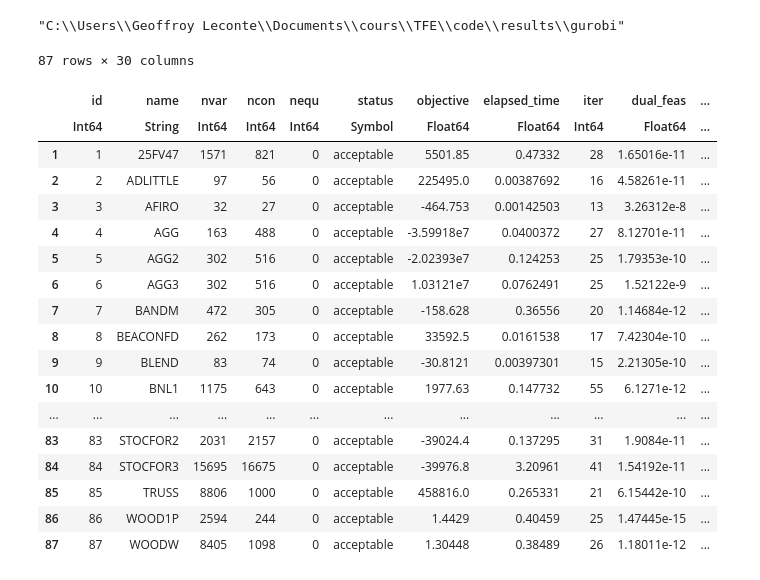
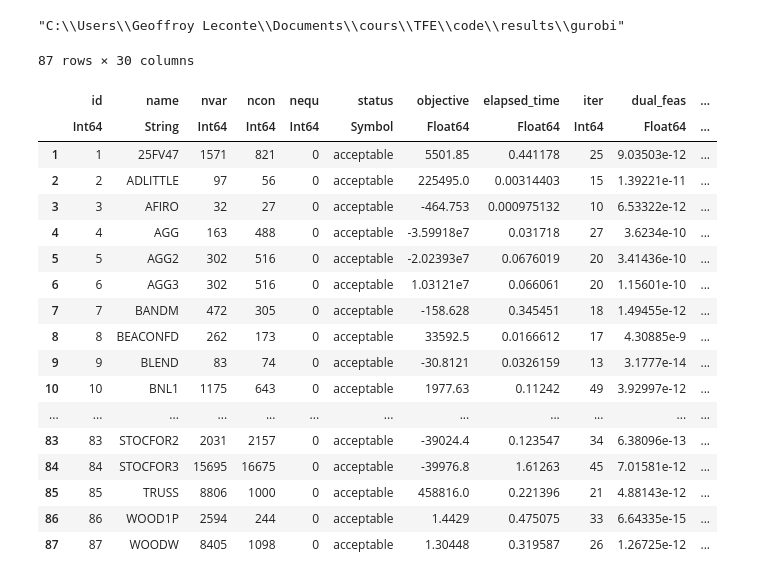
Before and after one commit to geoffroyleconte/StageOptim, a Jupyter notebook: comparisons.ipynb, the cells around one changed output. Drawn from its saved outputs; the diff is of its cells as text; code cells hidden in the pictures.

```diff
--- a/comparisons.ipynb
+++ b/comparisons.ipynb
@@ -8,32 +8,44 @@ res_path = "C:\\Users\\Geoffroy Leconte\\Documents\\cours\\TFE\\code\\results\\m
 gurobi_path = "C:\\Users\\Geoffroy Leconte\\Documents\\cours\\TFE\\code\\results\\gurobi"
 # %% [output]
 "C:\\Users\\Geoffroy Leconte\\Documents\\cours\\TFE\\code\\results\\gurobi"
+# %%
+file_gurobi = jldopen(string(gurobi_path, "\\gurobi_barrier_allOFF.jld2"), "r")
+gurobi = file_gurobi["stats"]
+file_gurobi2 = jldopen(string(gurobi_path, "\\gurobi_barrier_scalingON.jld2"), "r")
+gurobi2 = file_gurobi2["stats"] # scaling ON
+
+file3 = jldopen(string(res_path, "\\mehrotra_ldl3_scaling.jld2"), "r") # check frontier 0.05
+mehrotra3 = file3["stats"];
+file4 = jldopen(string(res_path, "\\mehrotra_ldl4_scaling.jld2"), "r") # check frontier 0.05, new scaling
+mehrotra4 = file4["stats"];
+file5 = jldopen(string(res_path, "\\mehrotra_ldl5_scaling.jld2"), "r") # check frontier disabled
+mehrotra5 = file5["stats"];
+file6 = jldopen(string(res_path, "\\mehrotra_ldl6_scaling.jld2"), "r") # check frontier disabled
+mehrotra6 = file6["stats"];# check frontier 0.001
 # %%
-file = jldopen(string(res_path, "\\mehrotra_ldl3_scaling.jld2"), "r")
-mehrotra = file["stats"]
 withenv("COLUMNS" => 600, "LINES" => 200) do
-    display(mehrotra)
+    display(mehrotra6)
 end
 
 close(file)
 # %% [output]
 87 rows × 30 columns
 |  | id | name | nvar | ncon | nequ | status | objective | elapsed_time | iter | dual_feas | ... |
 |  | Int64 | String | Int64 | Int64 | Int64 | Symbol | Float64 | Float64 | Int64 | Float64 | ... |
-| 1 | 1 | 25FV47 | 1571 | 821 | 0 | acceptable | 5501.85 | 0.47332 | 28 | 1.65016e-11 | ... |
-| 2 | 2 | ADLITTLE | 97 | 56 | 0 | acceptable | 225495.0 | 0.00387692 | 16 | 4.58261e-11 | ... |
-| 3 | 3 | AFIRO | 32 | 27 | 0 | acceptable | -464.753 | 0.00142503 | 13 | 3.26312e-8 | ... |
-| 4 | 4 | AGG | 163 | 488 | 0 | acceptable | -3.59918e7 | 0.0400372 | 27 | 8.12701e-11 | ... |
-| 5 | 5 | AGG2 | 302 | 516 | 0 | acceptable | -2.02393e7 | 0.124253 | 25 | 1.79353e-10 | ... |
-| 6 | 6 | AGG3 | 302 | 516 | 0 | acceptable | 1.03121e7 | 0.0762491 | 25 | 1.52122e-9 | ... |
-| 7 | 7 | BANDM | 472 | 305 | 0 | acceptable | -158.628 | 0.36556 | 20 | 1.14684e-12 | ... |
-| 8 | 8 | BEACONFD | 262 | 173 | 0 | acceptable | 33592.5 | 0.0161538 | 17 | 7.42304e-10 | ... |
-| 9 | 9 | BLEND | 83 | 74 | 0 | acceptable | -30.8121 | 0.00397301 | 15 | 2.21305e-10 | ... |
-| 10 | 10 | BNL1 | 1175 | 643 | 0 | acceptable | 1977.63 | 0.147732 | 55 | 6.1271e-12 | ... |
+| 1 | 1 | 25FV47 | 1571 | 821 | 0 | acceptable | 5501.85 | 0.441178 | 25 | 9.03503e-12 | ... |
+| 2 | 2 | ADLITTLE | 97 | 56 | 0 | acceptable | 225495.0 | 0.00314403 | 15 | 1.39221e-11 | ... |
+| 3 | 3 | AFIRO | 32 | 27 | 0 | acceptable | -464.753 | 0.000975132 | 10 | 6.53322e-12 | ... |
+| 4 | 4 | AGG | 163 | 488 | 0 | acceptable | -3.59918e7 | 0.031718 | 27 | 3.6234e-10 | ... |
+| 5 | 5 | AGG2 | 302 | 516 | 0 | acceptable | -2.02393e7 | 0.0676019 | 20 | 3.41436e-10 | ... |
+| 6 | 6 | AGG3 | 302 | 516 | 0 | acceptable | 1.03121e7 | 0.066061 | 20 | 1.15601e-10 | ... |
+| 7 | 7 | BANDM | 472 | 305 | 0 | acceptable | -158.628 | 0.345451 | 18 | 1.49455e-12 | ... |
+| 8 | 8 | BEACONFD | 262 | 173 | 0 | acceptable | 33592.5 | 0.0166612 | 17 | 4.30885e-9 | ... |
+| 9 | 9 | BLEND | 83 | 74 | 0 | acceptable | -30.8121 | 0.0326159 | 13 | 3.1777e-14 | ... |
+| 10 | 10 | BNL1 | 1175 | 643 | 0 | acceptable | 1977.63 | 0.11242 | 49 | 3.92997e-12 | ... |
 | ... | ... | ... | ... | ... | ... | ... | ... | ... | ... | ... | ... |
-| 83 | 83 | STOCFOR2 | 2031 | 2157 | 0 | acceptable | -39024.4 | 0.137295 | 31 | 1.9084e-11 | ... |
-| 84 | 84 | STOCFOR3 | 15695 | 16675 | 0 | acceptable | -39976.8 | 3.20961 | 41 | 1.54192e-11 | ... |
-| 85 | 85 | TRUSS | 8806 | 1000 | 0 | acceptable | 458816.0 | 0.265331 | 21 | 6.15442e-10 | ... |
-| 86 | 86 | WOOD1P | 2594 | 244 | 0 | acceptable | 1.4429 | 0.40459 | 25 | 1.47445e-15 | ... |
-| 87 | 87 | WOODW | 8405 | 1098 | 0 | acceptable | 1.30448 | 0.38489 | 26 | 1.18011e-12 | ... |
+| 83 | 83 | STOCFOR2 | 2031 | 2157 | 0 | acceptable | -39024.4 | 0.123547 | 34 | 6.38096e-13 | ... |
+| 84 | 84 | STOCFOR3 | 15695 | 16675 | 0 | acceptable | -39976.8 | 1.61263 | 45 | 7.01581e-12 | ... |
+| 85 | 85 | TRUSS | 8806 | 1000 | 0 | acceptable | 458816.0 | 0.221396 | 21 | 4.88143e-12 | ... |
+| 86 | 86 | WOOD1P | 2594 | 244 | 0 | acceptable | 1.4429 | 0.475075 | 33 | 6.64335e-15 | ... |
+| 87 | 87 | WOODW | 8405 | 1098 | 0 | acceptable | 1.30448 | 0.319587 | 26 | 1.26725e-12 | ... |
 # %%
```
Also changed, not shown: parts of 3 cells of this notebook, 2 other files.
